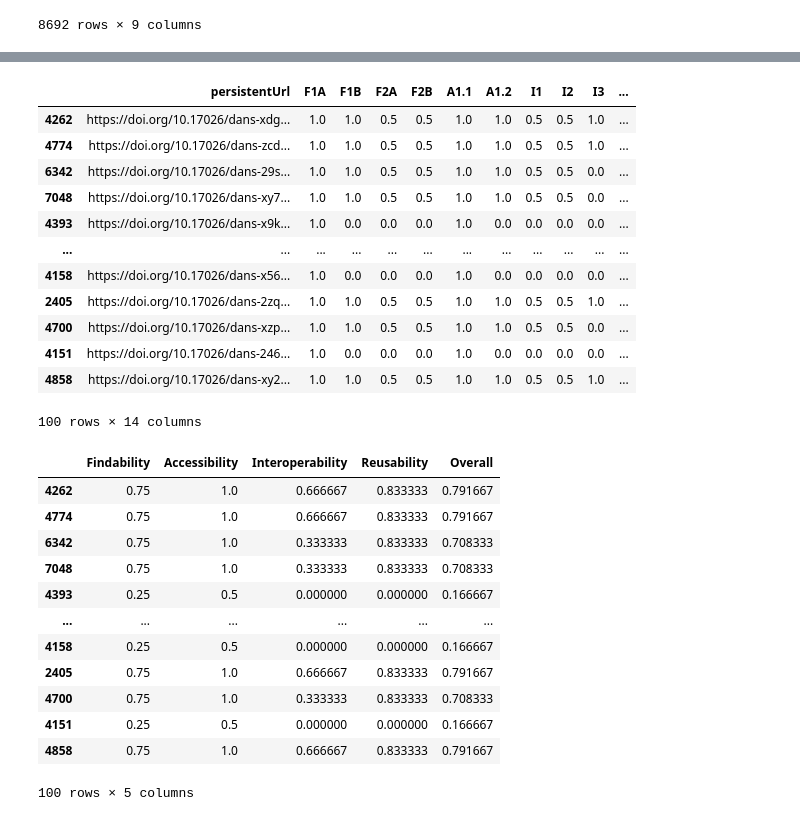
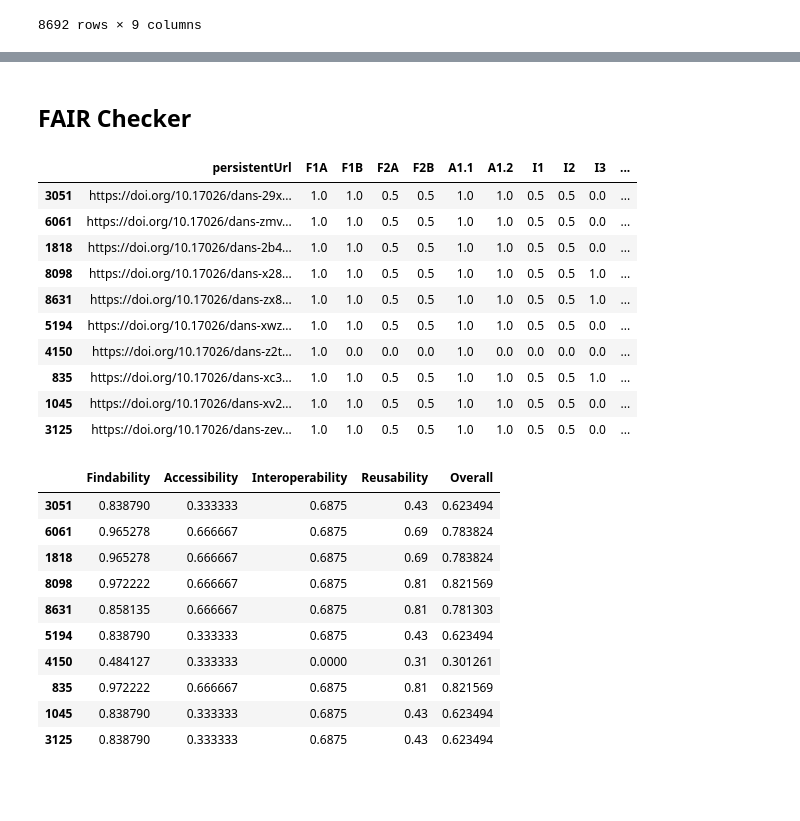
Before and after one commit to DelmArts/ssh-fair, a Jupyter notebook: main.ipynb, the cells around one changed output, grey strips where cells are left out. Drawn from its saved outputs; the diff is of its cells as text; code cells hidden in the pictures; blank space fills up the shorter version.

```diff
--- a/main.ipynb
+++ b/main.ipynb
@@ -52,4 +54,4 @@ df_dans
 | 8691 | 615381 | SS/APJCF3 | https://doi.org/10.17026/SS/APJCF3 | doi | 10.17026 | DANS Data Station Social Sciences... | 2025-05-16 | ... |
 8692 rows × 9 columns
 # %%
-df_dans.sample(10)["persistentUrl"]
+samples = df_dans.sample(10)
@@ -68,47 +58,47 @@ Name: persistentUrl, dtype: object
+# %% [markdown]
+## FAIR Checker
 # %%
-def fair_checker(pid: str):
+def fair_checker_query(pid: str):
     res = r.get("https://fair-checker.france-bioinformatique.fr/api/check/legacy/metrics_all", params={"url": pid})
     return {metric["metric"]: int(metric["score"]) for metric in res.json()}
+# %%
+def fair_checker(df: pd.DataFrame) -> pd.DataFrame:
+    return df.apply(fair_checker_query).apply(pd.Series) / 2
 # %%
-sample = df_dans.sample(100)["persistentUrl"]
-results: pd.DataFrame = sample.apply(fair_checker).apply(pd.Series) / 2
+results = fair_checker(samples["persistentUrl"])
 
-pd.concat([sample, results, results.mean(axis=1)], axis=1)
+pd.concat([samples["persistentUrl"], results, results.mean(axis=1)], axis=1)
 # %% [output]
 |  | persistentUrl | F1A | F1B | F2A | F2B | A1.1 | A1.2 | I1 | I2 | I3 | ... |
-| 4262 | https://doi.org/10.17026/dans-xdg... | 1.0 | 1.0 | 0.5 | 0.5 | 1.0 | 1.0 | 0.5 | 0.5 | 1.0 | ... |
-| 4774 | https://doi.org/10.17026/dans-zcd... | 1.0 | 1.0 | 0.5 | 0.5 | 1.0 | 1.0 | 0.5 | 0.5 | 1.0 | ... |
-| 6342 | https://doi.org/10.17026/dans-29s... | 1.0 | 1.0 | 0.5 | 0.5 | 1.0 | 1.0 | 0.5 | 0.5 | 0.0 | ... |
-| 7048 | https://doi.org/10.17026/dans-xy7... | 1.0 | 1.0 | 0.5 | 0.5 | 1.0 | 1.0 | 0.5 | 0.5 | 0.0 | ... |
-| 4393 | https://doi.org/10.17026/dans-x9k... | 1.0 | 0.0 | 0.0 | 0.0 | 1.0 | 0.0 | 0.0 | 0.0 | 0.0 | ... |
-| ... | ... | ... | ... | ... | ... | ... | ... | ... | ... | ... | ... |
-| 4158 | https://doi.org/10.17026/dans-x56... | 1.0 | 0.0 | 0.0 | 0.0 | 1.0 | 0.0 | 0.0 | 0.0 | 0.0 | ... |
-| 2405 | https://doi.org/10.17026/dans-2zq... | 1.0 | 1.0 | 0.5 | 0.5 | 1.0 | 1.0 | 0.5 | 0.5 | 1.0 | ... |
-| 4700 | https://doi.org/10.17026/dans-xzp... | 1.0 | 1.0 | 0.5 | 0.5 | 1.0 | 1.0 | 0.5 | 0.5 | 0.0 | ... |
-| 4151 | https://doi.org/10.17026/dans-246... | 1.0 | 0.0 | 0.0 | 0.0 | 1.0 | 0.0 | 0.0 | 0.0 | 0.0 | ... |
-| 4858 | https://doi.org/10.17026/dans-xy2... | 1.0 | 1.0 | 0.5 | 0.5 | 1.0 | 1.0 | 0.5 | 0.5 | 1.0 | ... |
+| 3051 | https://doi.org/10.17026/dans-29x... | 1.0 | 1.0 | 0.5 | 0.5 | 1.0 | 1.0 | 0.5 | 0.5 | 0.0 | ... |
+| 6061 | https://doi.org/10.17026/dans-zmv... | 1.0 | 1.0 | 0.5 | 0.5 | 1.0 | 1.0 | 0.5 | 0.5 | 0.0 | ... |
+| 1818 | https://doi.org/10.17026/dans-2b4... | 1.0 | 1.0 | 0.5 | 0.5 | 1.0 | 1.0 | 0.5 | 0.5 | 0.0 | ... |
+| 8098 | https://doi.org/10.17026/dans-x28... | 1.0 | 1.0 | 0.5 | 0.5 | 1.0 | 1.0 | 0.5 | 0.5 | 1.0 | ... |
+| 8631 | https://doi.org/10.17026/dans-zx8... | 1.0 | 1.0 | 0.5 | 0.5 | 1.0 | 1.0 | 0.5 | 0.5 | 1.0 | ... |
+| 5194 | https://doi.org/10.17026/dans-xwz... | 1.0 | 1.0 | 0.5 | 0.5 | 1.0 | 1.0 | 0.5 | 0.5 | 0.0 | ... |
+| 4150 | https://doi.org/10.17026/dans-z2t... | 1.0 | 0.0 | 0.0 | 0.0 | 1.0 | 0.0 | 0.0 | 0.0 | 0.0 | ... |
+| 835 | https://doi.org/10.17026/dans-xc3... | 1.0 | 1.0 | 0.5 | 0.5 | 1.0 | 1.0 | 0.5 | 0.5 | 1.0 | ... |
+| 1045 | https://doi.org/10.17026/dans-xv2... | 1.0 | 1.0 | 0.5 | 0.5 | 1.0 | 1.0 | 0.5 | 0.5 | 0.0 | ... |
+| 3125 | https://doi.org/10.17026/dans-zev... | 1.0 | 1.0 | 0.5 | 0.5 | 1.0 | 1.0 | 0.5 | 0.5 | 0.0 | ... |
-100 rows × 14 columns
 # %%
-final = pd.concat([
+final_fair_checker = pd.concat([
     results.loc[:, results.columns.str.startswith("F")].mean(axis=1).to_frame("Findability"),
     results.loc[:, results.columns.str.startswith("A")].mean(axis=1).to_frame("Accessibility"),
     results.loc[:, results.columns.str.startswith("I")].mean(axis=1).to_frame("Interoperability"),
     results.loc[:, results.columns.str.startswith("R")].mean(axis=1).to_frame("Reusability"),
     results.mean(axis=1).to_frame("Overall"),
 ], axis=1)
 
-final
+final_fair_checker
 # %% [output]
 |  | Findability | Accessibility | Interoperability | Reusability | Overall |
-| 4262 | 0.75 | 1.0 | 0.666667 | 0.833333 | 0.791667 |
-| 4774 | 0.75 | 1.0 | 0.666667 | 0.833333 | 0.791667 |
-| 6342 | 0.75 | 1.0 | 0.333333 | 0.833333 | 0.708333 |
-| 7048 | 0.75 | 1.0 | 0.333333 | 0.833333 | 0.708333 |
-| 4393 | 0.25 | 0.5 | 0.000000 | 0.000000 | 0.166667 |
-| ... | ... | ... | ... | ... | ... |
-| 4158 | 0.25 | 0.5 | 0.000000 | 0.000000 | 0.166667 |
-| 2405 | 0.75 | 1.0 | 0.666667 | 0.833333 | 0.791667 |
-| 4700 | 0.75 | 1.0 | 0.333333 | 0.833333 | 0.708333 |
-| 4151 | 0.25 | 0.5 | 0.000000 | 0.000000 | 0.166667 |
-| 4858 | 0.75 | 1.0 | 0.666667 | 0.833333 | 0.791667 |
+| 3051 | 0.838790 | 0.333333 | 0.6875 | 0.43 | 0.623494 |
+| 6061 | 0.965278 | 0.666667 | 0.6875 | 0.69 | 0.783824 |
+| 1818 | 0.965278 | 0.666667 | 0.6875 | 0.69 | 0.783824 |
+| 8098 | 0.972222 | 0.666667 | 0.6875 | 0.81 | 0.821569 |
+| 8631 | 0.858135 | 0.666667 | 0.6875 | 0.81 | 0.781303 |
+| 5194 | 0.838790 | 0.333333 | 0.6875 | 0.43 | 0.623494 |
+| 4150 | 0.484127 | 0.333333 | 0.0000 | 0.31 | 0.301261 |
+| 835 | 0.972222 | 0.666667 | 0.6875 | 0.81 | 0.821569 |
+| 1045 | 0.838790 | 0.333333 | 0.6875 | 0.43 | 0.623494 |
+| 3125 | 0.838790 | 0.333333 | 0.6875 | 0.43 | 0.623494 |
-100 rows × 5 columns
```
Also changed, not shown: parts of 13 cells of this notebook.
